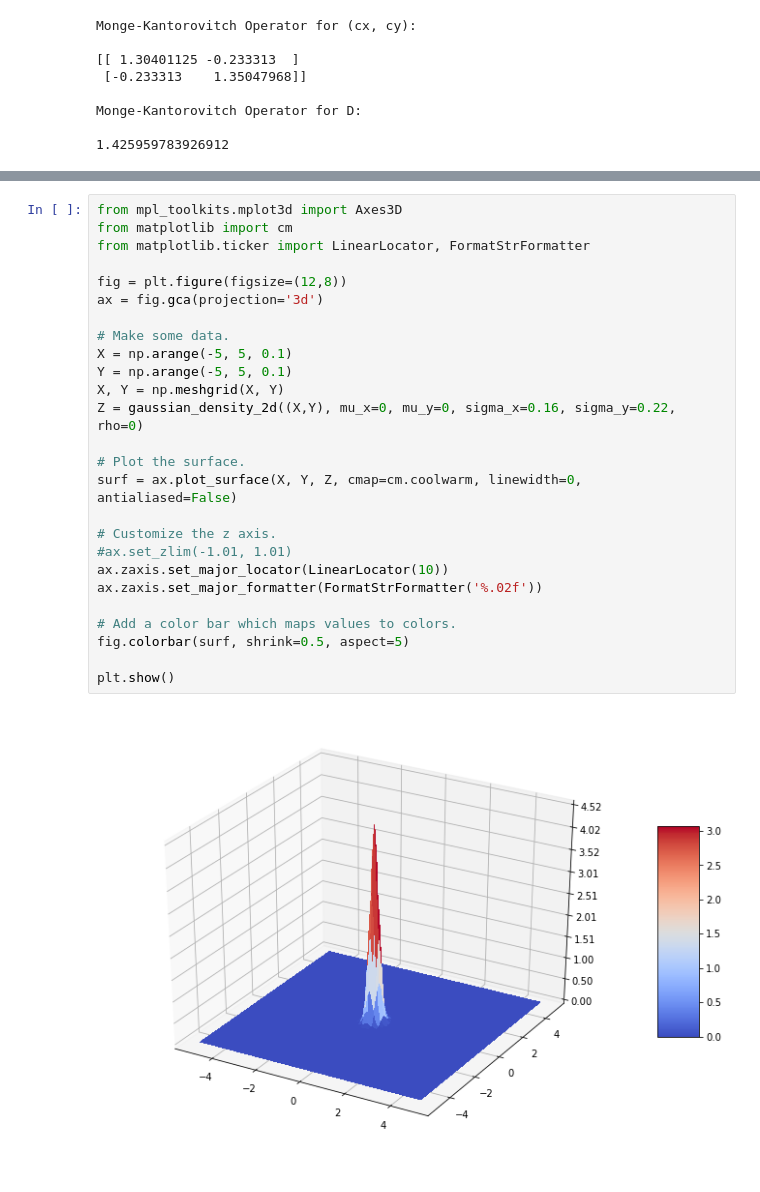
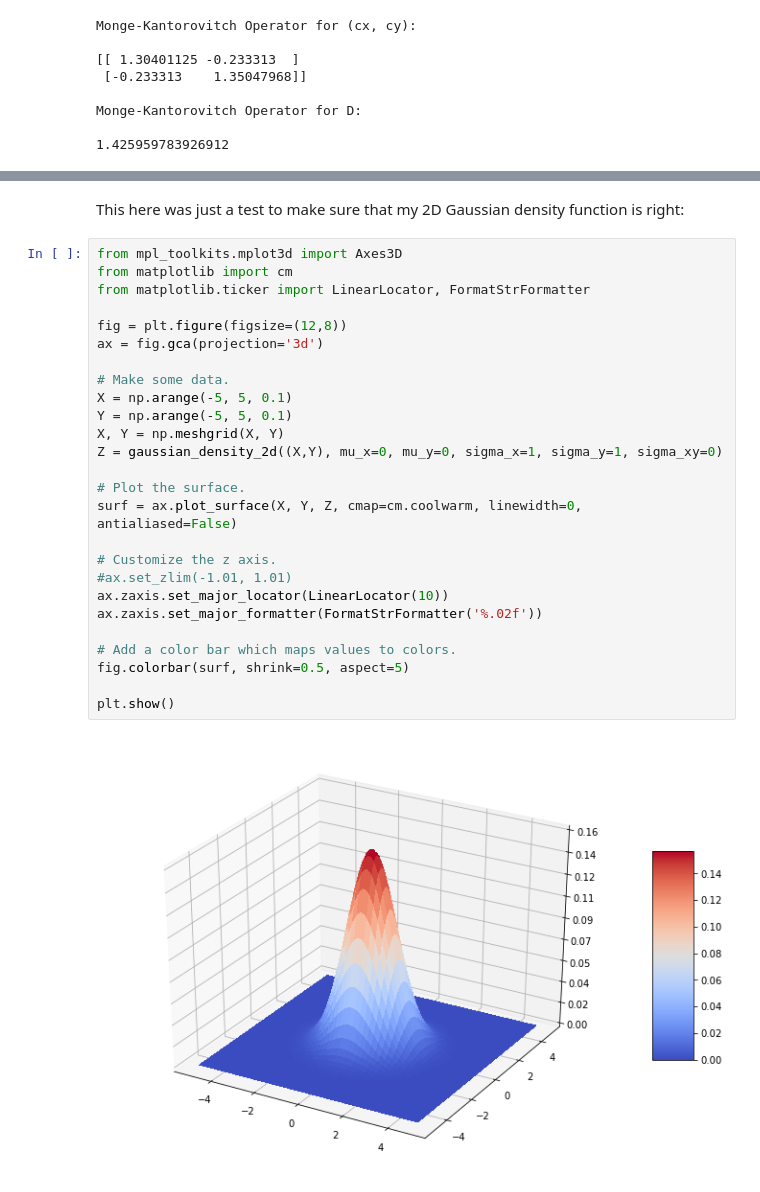
Before and after one commit to pierluigiferrari/pcam_classifier, a Jupyter notebook: image_color_normalization.ipynb, the cells around one changed output, grey strips where cells are left out. Drawn from its saved outputs; the diff is of its cells as text.

```diff
--- a/image_color_normalization.ipynb
+++ b/image_color_normalization.ipynb
@@ -367,28 +379,30 @@ print(y)
+# %% [markdown]
+This here was just a test to make sure that my 2D Gaussian density function is right:
 # %%
 from mpl_toolkits.mplot3d import Axes3D
 from matplotlib import cm
 from matplotlib.ticker import LinearLocator, FormatStrFormatter
 
 fig = plt.figure(figsize=(12,8))
 ax = fig.gca(projection='3d')
 
 # Make some data.
 X = np.arange(-5, 5, 0.1)
 Y = np.arange(-5, 5, 0.1)
 X, Y = np.meshgrid(X, Y)
-Z = gaussian_density_2d((X,Y), mu_x=0, mu_y=0, sigma_x=0.16, sigma_y=0.22, rho=0)
+Z = gaussian_density_2d((X,Y), mu_x=0, mu_y=0, sigma_x=1, sigma_y=1, sigma_xy=0)
 
 # Plot the surface.
 surf = ax.plot_surface(X, Y, Z, cmap=cm.coolwarm, linewidth=0, antialiased=False)
 
 # Customize the z axis.
 #ax.set_zlim(-1.01, 1.01)
 ax.zaxis.set_major_locator(LinearLocator(10))
 ax.zaxis.set_major_formatter(FormatStrFormatter('%.02f'))
 
 # Add a color bar which maps values to colors.
 fig.colorbar(surf, shrink=0.5, aspect=5)
 
 plt.show()
 # %% [output]
-[figure, old version]
+[figure, new version]
```
Also changed, not shown: parts of 18 cells of this notebook.
